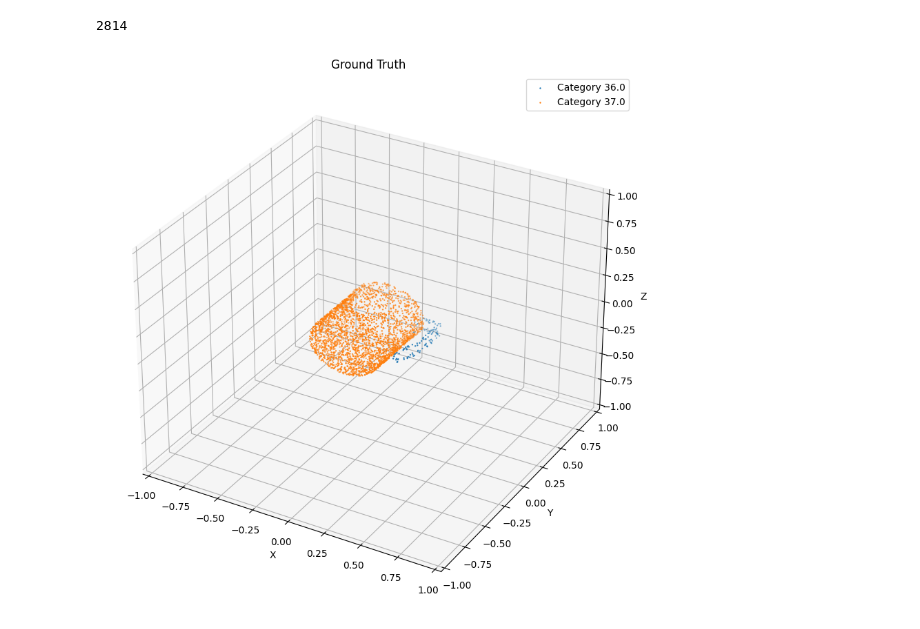
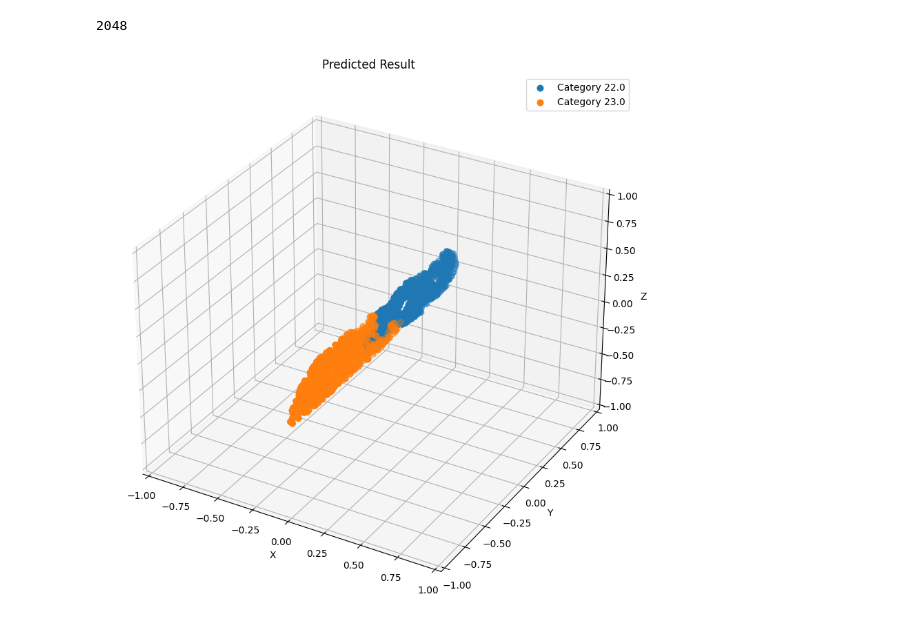
Before and after one commit to yujie-tao/Pointnet_Pointnet2_pytorch, a Jupyter notebook: visualizer/Playground.ipynb, the cells around one changed output. Saved outputs shown, nothing was run; the diff lists cells and outputs as text; code cells hidden in the pictures.

Commit message:
add vis of test results

```diff
--- a/visualizer/Playground.ipynb
+++ b/visualizer/Playground.ipynb
@@ -5,12 +5,16 @@ from matplotlib import pyplot as plt
 import seaborn as sns
 current_palette = sns.color_palette('bright',10)
 # %%
-ground_truth_path = "../data/shapenetcore_partanno_segmentation_benchmark_v0_normal/"
-class_id = "03797390"
-object_id = 1
+# ground_truth_path = "../data/shapenetcore_partanno_segmentation_benchmark_v0_normal/"
+# class_id = "03797390"
+# object_id = 1
+
+ground_truth_path = "../data/save_test_shapeseg/"
+class_id = "Knife"
+object_id = "_27"
 # %%
 all_files = os.listdir(os.path.join(ground_truth_path, class_id+"/"))
-selected_file = os.path.join(ground_truth_path, class_id+"/"+all_files[object_id])
+selected_file = os.path.join(ground_truth_path, class_id+"/"+ class_id+object_id+".txt")
 # %%
 lines = open(selected_file, "r").read().split('\n')[:-1]
 ground_truth = [[float(x) for x in i.split(" ")] for i in lines]
@@ -24,26 +28,26 @@ ground_truth_part_label.sort()
 # %%
 len(ground_truth)
 # %% [output]
-2814
+2048
 # %%
 fig = plt.figure(figsize=(10,10))
 ax = fig.add_subplot(111, projection='3d')
 ax.set_xlim(-1,1)
 ax.set_ylim(-1,1)
 ax.set_zlim(-1,1)
 
 ax.set_xlabel('X')
 ax.set_ylabel('Y')
 ax.set_zlabel('Z')
 
 for label in ground_truth_part_label:
     pt = np.where(ground_truth[:,6] == label)
     color = current_palette.as_hex()[ground_truth_part_label.index(label)]
-    ax.scatter(ground_truth[pt, 0], ground_truth[pt, 1], ground_truth[pt, 2],marker='.', s=2, label='Category '+ str(label))
+    ax.scatter(ground_truth[pt, 0], ground_truth[pt, 1], ground_truth[pt, 2],marker='.', s=150, label='Category '+ str(label))
 
 
-ax.set_title('Ground Truth')
+ax.set_title('Predicted Result')
 ax.legend()
 plt.show()
 # %% [output]
-[figure, old version]
+[figure, new version]
```
Also changed, not shown: parts of 8 cells of this notebook, 1 other file.
